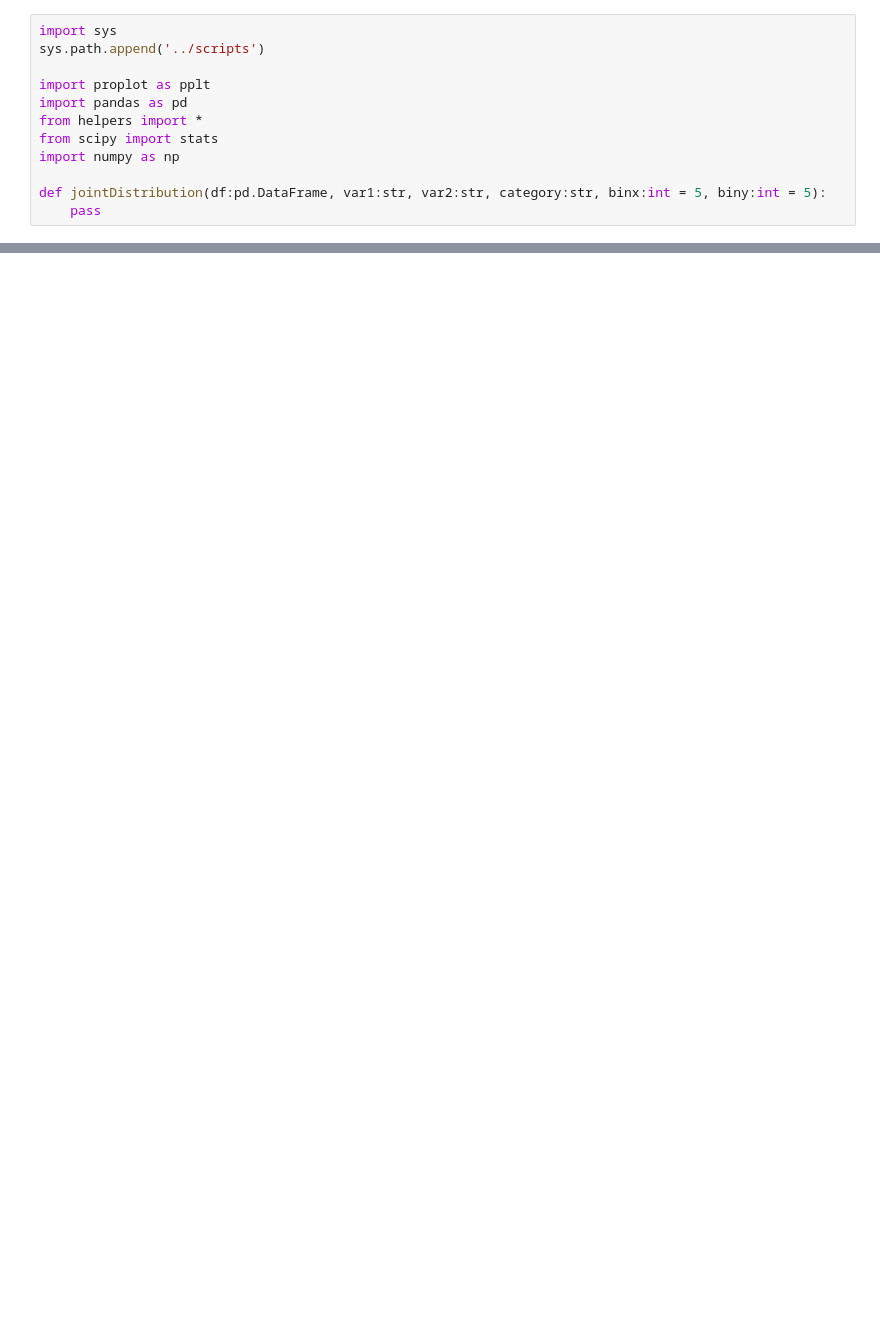
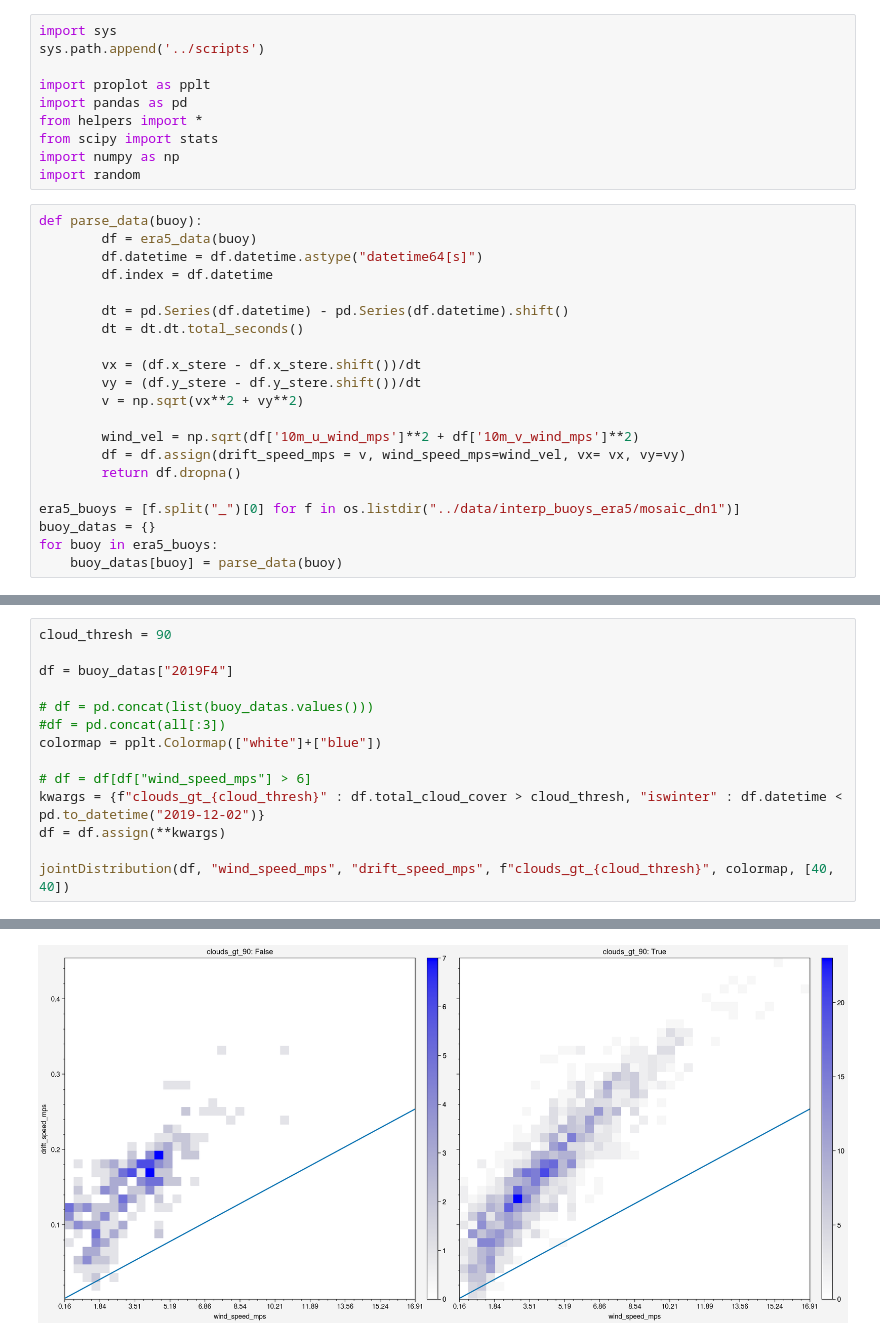
Before and after one commit to awang343/uncertainty-quantification-sea-ice, a Jupyter notebook: notebooks/Joint Distribution Analysis.ipynb, the cells around one changed output, grey strips where cells are left out. Drawn from its saved outputs; the diff is of its cells as text; blank space fills up the shorter version.

```diff
--- a/notebooks/Joint Distribution Analysis.ipynb
+++ b/notebooks/Joint Distribution Analysis.ipynb
@@ -7,7 +7,26 @@ import pandas as pd
 from helpers import *
 from scipy import stats
 import numpy as np
-
-def jointDistribution(df:pd.DataFrame, var1:str, var2:str, category:str, binx:int = 5, biny:int = 5):
-    pass
+import random
+# %%
+def parse_data(buoy):
+        df = era5_data(buoy)
+        df.datetime = df.datetime.astype("datetime64[s]")
+        df.index = df.datetime
+
+        dt = pd.Series(df.datetime) - pd.Series(df.datetime).shift()
+        dt = dt.dt.total_seconds()
+
+        vx = (df.x_stere - df.x_stere.shift())/dt
+        vy = (df.y_stere - df.y_stere.shift())/dt
+        v = np.sqrt(vx**2 + vy**2)
+
+        wind_vel = np.sqrt(df['10m_u_wind_mps']**2 + df['10m_v_wind_mps']**2)
+        df = df.assign(drift_speed_mps = v, wind_speed_mps=wind_vel, vx= vx, vy=vy)
+        return df.dropna()
+
+era5_buoys = [f.split("_")[0] for f in os.listdir("../data/interp_buoys_era5/mosaic_dn1")]
+buoy_datas = {}
+for buoy in era5_buoys:
+    buoy_datas[buoy] = parse_data(buoy)
 # %%
@@ -66,0 +75,15 @@ longitude max:    95.336030
+# %%
+cloud_thresh = 90
+
+df = buoy_datas["2019F4"]
+
+# df = pd.concat(list(buoy_datas.values()))
+#df = pd.concat(all[:3])
+colormap = pplt.Colormap(["white"]+["blue"])
+
+# df = df[df["wind_speed_mps"] > 6]
+kwargs = {f"clouds_gt_{cloud_thresh}" : df.total_cloud_cover > cloud_thresh, "iswinter" : df.datetime < pd.to_datetime("2019-12-02")}
+df = df.assign(**kwargs)
+
+jointDistribution(df, "wind_speed_mps", "drift_speed_mps", f"clouds_gt_{cloud_thresh}", colormap, [40, 40])
+# %% [output]
@@ -66,0 +98 @@ longitude max:    95.336030
+[figure, added]
```
Also changed, not shown: parts of 3 cells of this notebook, 1 other file.
